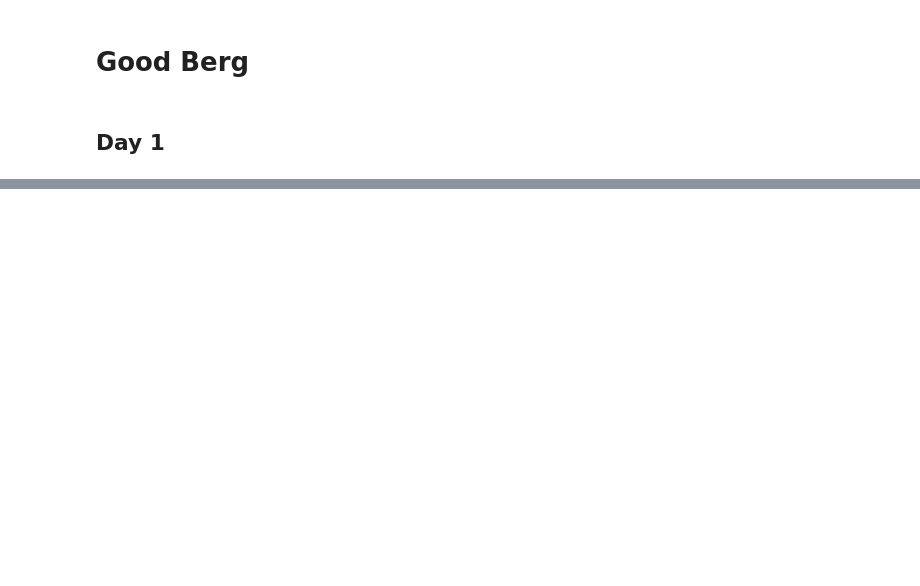
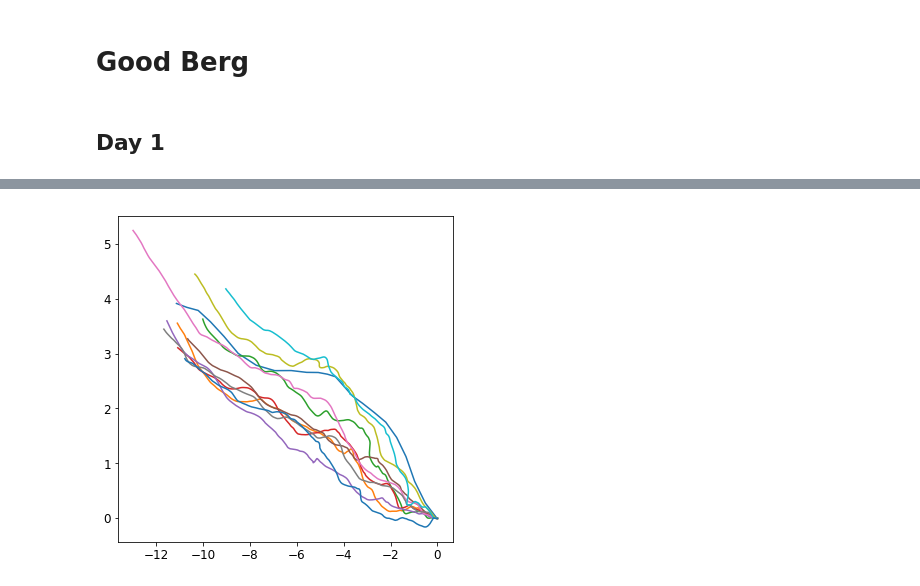
Before and after one commit to jmunroe/IceDEF, a Jupyter notebook: notebooks/ensemble5.ipynb, the cells around one changed output, grey strips where cells are left out. Saved outputs shown, nothing was run; the diff lists cells and outputs as text; code cells hidden in the pictures; blank space fills up the shorter version.

```diff
--- a/notebooks/ensemble5.ipynb
+++ b/notebooks/ensemble5.ipynb
@@ -596,0 +598,11 @@ KeyError: 'easting'
+# %%
+x0, y0 = rd['reference']['easting'].values[0], rd['reference']['northing'].values[0]
+# %%
+for label in list(rd.keys()):
+    rd[label]['easting'].values -= x0
+    rd[label]['northing'].values -= y0
+# %%
+for label in list(rd.keys()):
+    plt.plot(rd[label]['easting'], rd[label]['northing'])
+# %% [output]
+[figure, added]
```
Also changed, not shown: parts of 25 cells of this notebook.
